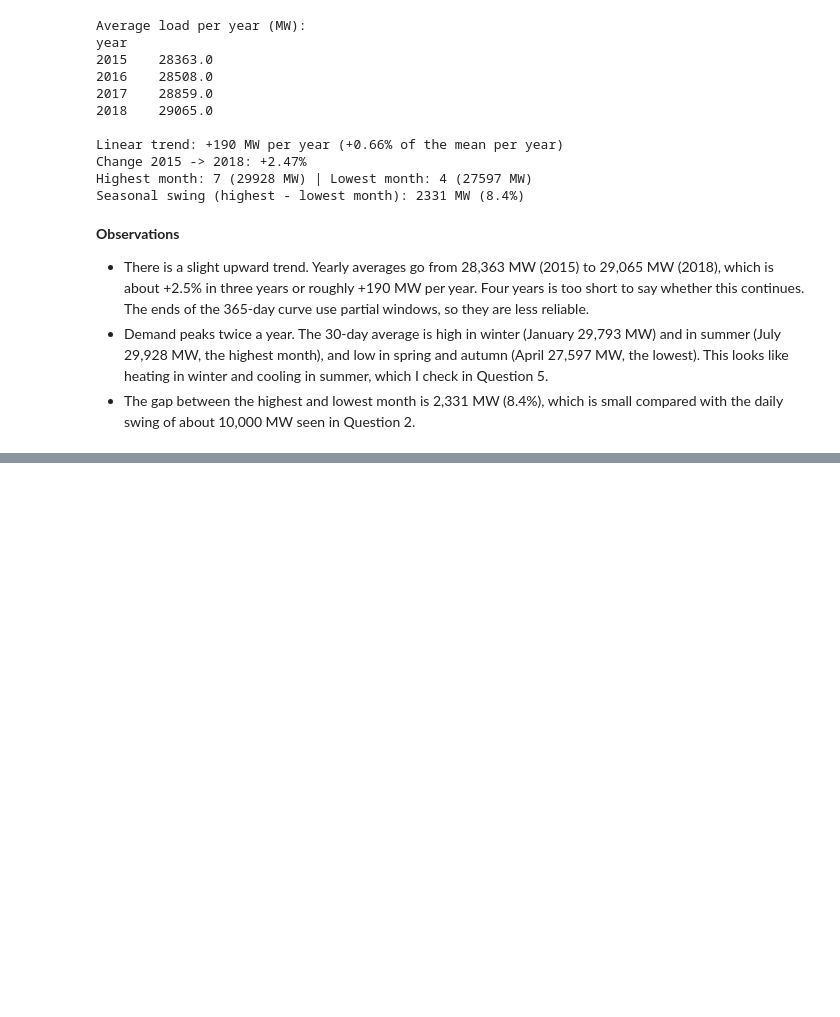
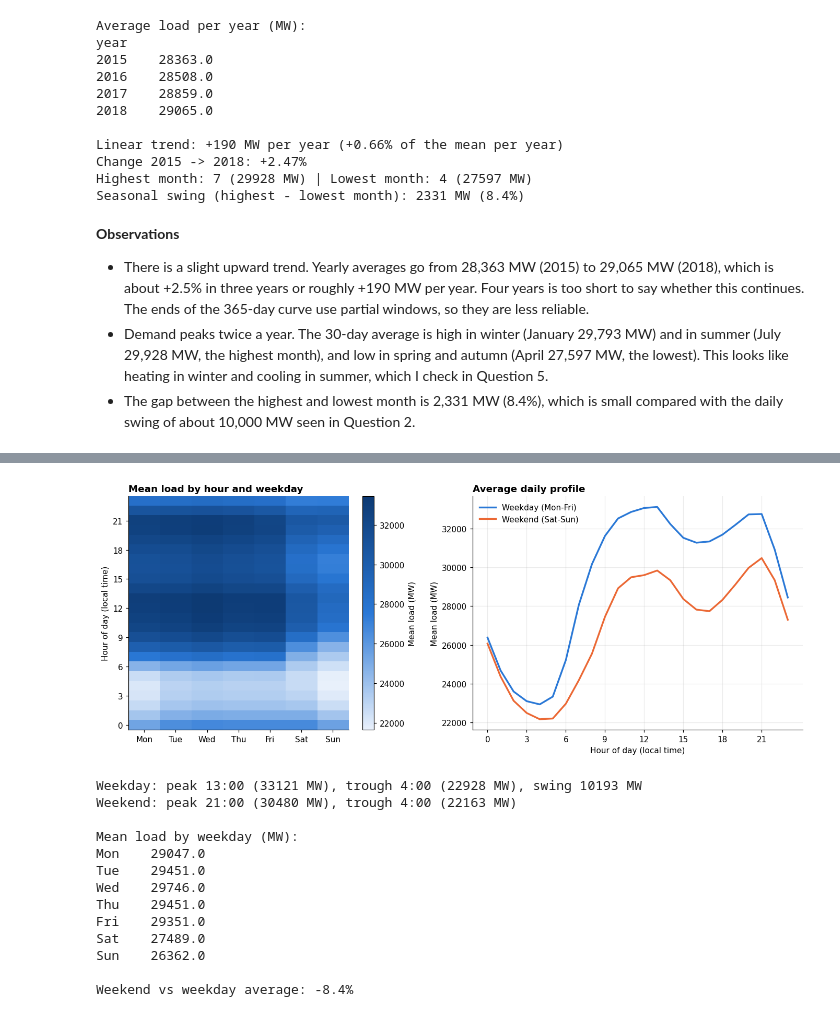
Before and after one commit to Keaane/Energy-demand-time-series-pipeline., a Jupyter notebook: task1_eda/Task1_Preprocessing_EDA.ipynb, the cells around one changed output, grey strips where cells are left out. Cells and saved outputs as stored; diff of their text form; code cells hidden in the pictures; blank space fills up the shorter version.

Commit message:
Add Q2: daily and weekly patterns

```diff
--- a/task1_eda/Task1_Preprocessing_EDA.ipynb
+++ b/task1_eda/Task1_Preprocessing_EDA.ipynb
@@ -506,0 +510,46 @@ Seasonal swing (highest - lowest month): 2331 MW (8.4%)
+# %%
+pivot = df.pivot_table(index="hour", columns="dayofweek", values=TARGET, aggfunc="mean")
+profile = df.groupby(["is_weekend", "hour"])[TARGET].mean().unstack(0)
+
+fig, axes = plt.subplots(1, 2, figsize=(12.5, 5), gridspec_kw={"width_ratios": [1, 1.2]})
+im = axes[0].imshow(pivot.values, aspect="auto", cmap=BLUES, origin="lower")
+axes[0].set_xticks(range(7), DAYS)
+axes[0].set_yticks(range(0, 24, 3))
+axes[0].set_ylabel("Hour of day (local time)")
+axes[0].set_title("Mean load by hour and weekday")
+axes[0].grid(False)
+fig.colorbar(im, ax=axes[0], label="Mean load (MW)")
+
+axes[1].plot(profile.index, profile[0], color=BLUE, lw=2.2, label="Weekday (Mon-Fri)")
+axes[1].plot(profile.index, profile[1], color=ORANGE, lw=2.2, label="Weekend (Sat-Sun)")
+axes[1].set_xticks(range(0, 24, 3))
+axes[1].set_xlabel("Hour of day (local time)")
+axes[1].set_ylabel("Mean load (MW)")
+axes[1].set_title("Average daily profile")
+axes[1].legend()
+fig.tight_layout()
+save(fig, "1B_q2_daily_weekly_pattern")
+plt.show()
+
+wd, we = profile[0], profile[1]
+print(f"Weekday: peak {wd.idxmax()}:00 ({wd.max():.0f} MW), trough {wd.idxmin()}:00 ({wd.min():.0f} MW), swing {wd.max() - wd.min():.0f} MW")
+print(f"Weekend: peak {we.idxmax()}:00 ({we.max():.0f} MW), trough {we.idxmin()}:00 ({we.min():.0f} MW)")
+dow = df.groupby("dayofweek")[TARGET].mean()
+print("\nMean load by weekday (MW):")
+print(pd.Series(dow.values, index=DAYS).round(0).to_string())
+print(f"\nWeekend vs weekday average: {(df.loc[df.is_weekend == 1, TARGET].mean() / df.loc[df.is_weekend == 0, TARGET].mean() - 1) * 100:+.1f}%")
+# %% [output]
+[figure, added]
+Weekday: peak 13:00 (33121 MW), trough 4:00 (22928 MW), swing 10193 MW
+Weekend: peak 21:00 (30480 MW), trough 4:00 (22163 MW)
+
+Mean load by weekday (MW):
+Mon    29047.0
+Tue    29451.0
+Wed    29746.0
+Thu    29451.0
+Fri    29351.0
+Sat    27489.0
+Sun    26362.0
+
+Weekend vs weekday average: -8.4%
```
Also changed, not shown: parts of 2 cells of this notebook, 1 other file.
